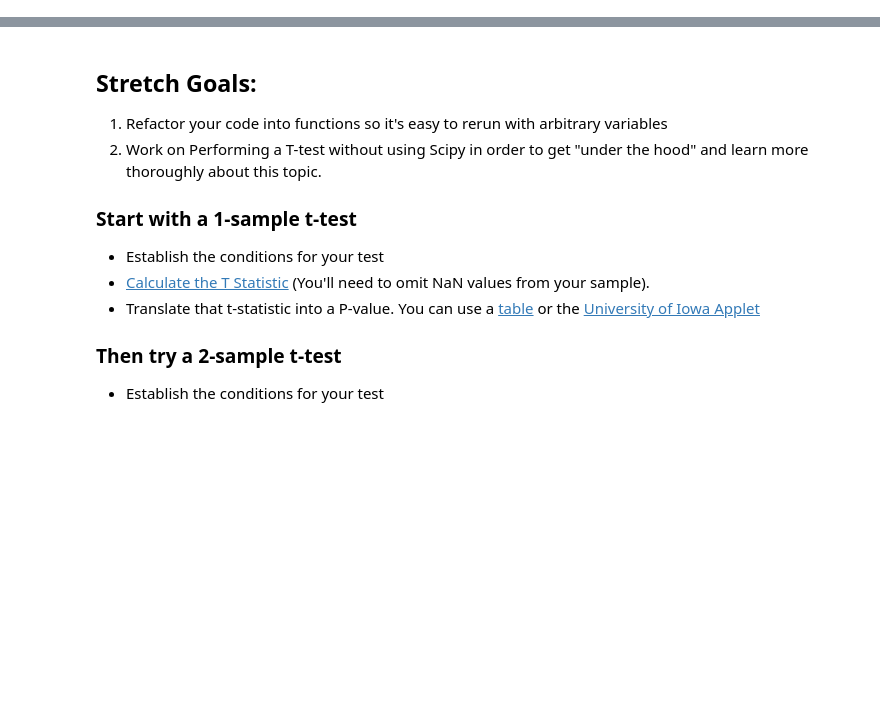
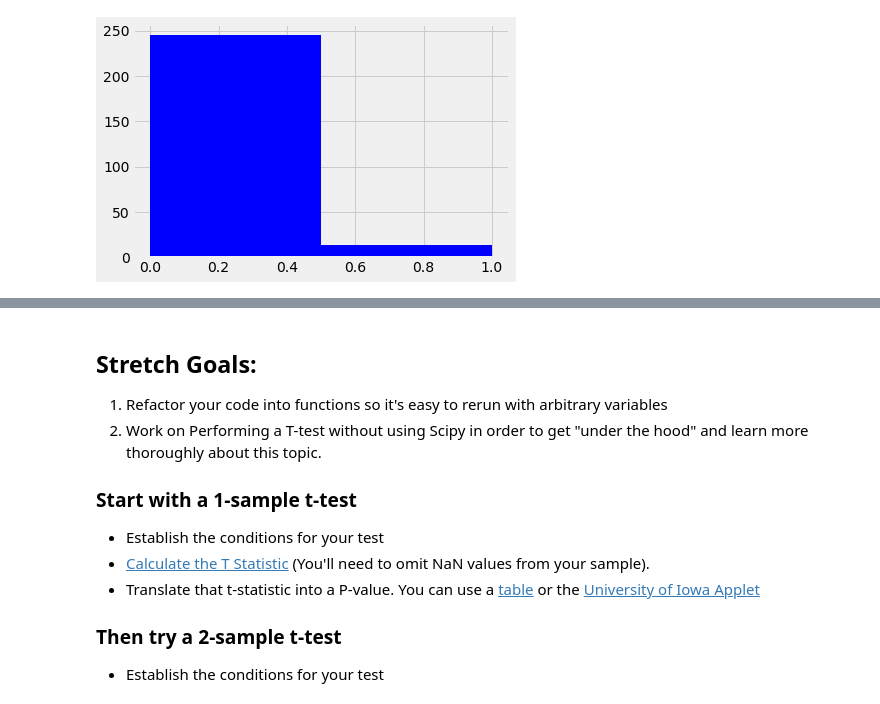
Before and after one commit to akhildraju/DS-Unit-1-Sprint-2-Statistics, a Jupyter notebook: module1/LS_DS_121_Statistics_Probability_Assignment.ipynb, the cells around one changed output, grey strips where cells are left out. Cells and saved outputs as stored; diff of their text form; code cells hidden in the pictures; blank space fills up the shorter version.

```diff
--- a/module1/LS_DS_121_Statistics_Probability_Assignment.ipynb
+++ b/module1/LS_DS_121_Statistics_Probability_Assignment.ipynb
@@ -23,0 +22,12 @@ Note that this data will involve *2 sample* t-tests, because you're comparing av
+# %%
+### YOUR CODE STARTS HERE
+import pandas as pd
+import numpy as np
+import seaborn as sns
+from matplotlib import style
+from scipy.stats import ttest_ind, ttest_ind_from_stats, ttest_rel, ttest_1samp
+
+style.use('fivethirtyeight')
+
+
+!wget https://archive.ics.uci.edu/ml/machine-learning-databases/voting-records/house-votes-84.data
@@ -23,0 +45,11 @@ Note that this data will involve *2 sample* t-tests, because you're comparing av
+# %%
+df = pd.read_csv('house-votes-84.data',
+                        header=None,
+                         names=['party','handicapped-infants','water-project',
+                                  'budget','physician-fee-freeze', 'el-salvador-aid',
+                                  'religious-groups','anti-satellite-ban',
+                                  'aid-to-contras','mx-missile','immigration',
+                                  'synfuels', 'education', 'right-to-sue','crime','duty-free',
+                                  'south-africa'])
+print(df.shape)
+df.head()
@@ -23,0 +64,3 @@ Note that this data will involve *2 sample* t-tests, because you're comparing av
+# %%
+df = df.replace({'?':np.NaN, 'n':0, 'y':1})
+df.head()
@@ -23,0 +74,7 @@ Note that this data will involve *2 sample* t-tests, because you're comparing av
+# %%
+rep = df[df.party == "republican"]
+print(rep.shape)
+print(rep.head())
+dem = df[df.party == "democrat"]
+print(dem.shape)
+dem.head()
@@ -23,0 +154,4 @@ Note that this data will involve *2 sample* t-tests, because you're comparing av
+# %%
+dem['physician-fee-freeze'].hist(bins=2, color='b');
+# %% [output]
+[figure, added]
```
Also changed, not shown: parts of 10 cells of this notebook.
